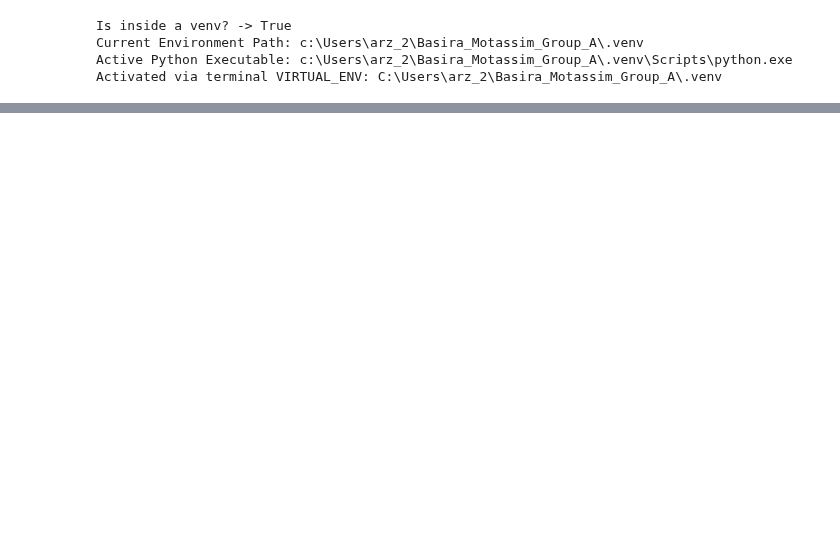
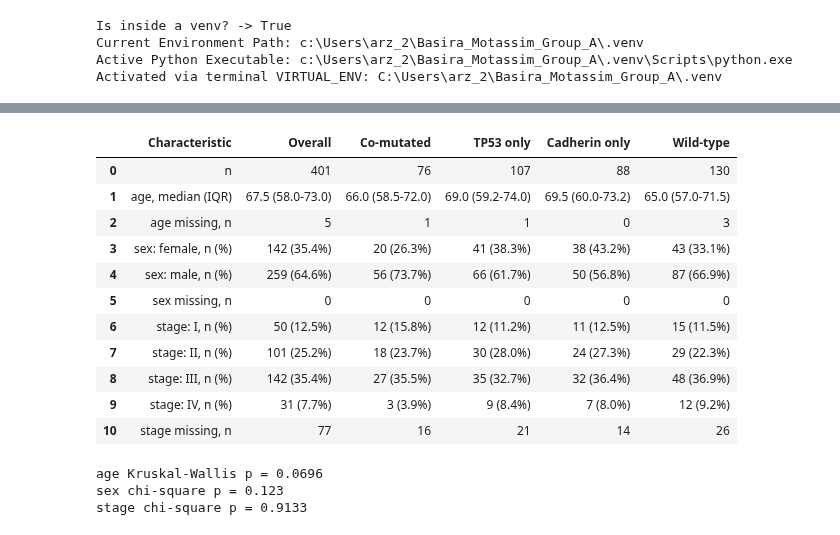
Before and after one commit to motassimkhan/Basira_Group_A, a Jupyter notebook: scripts/CohortDemographics.ipynb, the cells around one changed output, grey strips where cells are left out. Saved outputs shown, nothing was run; the diff lists cells and outputs as text; code cells hidden in the pictures; blank space fills up the shorter version.

Commit message:
feat: update cohort demographics notebook and add table 1 csv

```diff
--- a/scripts/CohortDemographics.ipynb
+++ b/scripts/CohortDemographics.ipynb
@@ -80,0 +139,13 @@ KeyError: 'Patient ID'
+# %%
+CAD_GENES = ["CDH1","CDH11","CDH13","CDH17","CDH2","CDH3","CDHR2","CDHR5",
+             "CLSTN1","DSC2","DSG2","FAT1","PCDH1","PCDH17","PCDH18","PCDHGA10"]
+
+NON_SILENT = ["Missense_Mutation","Nonsense_Mutation","Frame_Shift_Del","Frame_Shift_Ins",
+              "Splice_Site","In_Frame_Del","In_Frame_Ins","Translation_Start_Site"]
+
+ns = maf[maf["Variant_Classification"].isin(NON_SILENT) & maf["patient"].isin(patients)]
+
+tp53 = set(ns.loc[ns["Hugo_Symbol"] == "TP53", "patient"])
+cad  = set(ns.loc[ns["Hugo_Symbol"].isin(CAD_GENES), "patient"])
+
+print(len(patients), len(tp53), len(cad))   # expect 404, 183, 164
@@ -80,0 +180,56 @@ KeyError: 'Patient ID'
+# %%
+cont = [k for k in ("age", "purity") if k in COL]
+cat  = [k for k in ("sex", "stage", "lauren") if k in COL]
+cols = ["Overall"] + order
+sub  = {"Overall": df, **{g: df[df["group"] == g] for g in order}}
+
+rows = []
+rows.append(["n"] + [str(len(sub[c])) for c in cols])
+
+for k in cont:
+    s = {c: pd.to_numeric(sub[c][COL[k]], errors="coerce") for c in cols}
+    row = [f"{k}, median (IQR)"]
+    for c in cols:
+        q1, m, q3 = s[c].quantile([.25, .5, .75])
+        row.append(f"{m:.1f} ({q1:.1f}-{q3:.1f})")
+    rows.append(row)
+    rows.append([f"  {k} missing, n"] + [str(s[c].isna().sum()) for c in cols])
+
+for k in cat:
+    levels = df[COL[k]].dropna().unique()
+    for lv in sorted(levels, key=str):
+        row = [f"{k}: {lv}, n (%)"]
+        for c in cols:
+            n = (sub[c][COL[k]] == lv).sum()
+            row.append(f"{n} ({100 * n / len(sub[c]):.1f}%)")
+        rows.append(row)
+    rows.append([f"  {k} missing, n"] + [str(sub[c][COL[k]].isna().sum()) for c in cols])
+
+table1 = pd.DataFrame(rows, columns=["Characteristic"] + cols)
+table1
+# %% [output]
+|  | Characteristic | Overall | Co-mutated | TP53 only | Cadherin only | Wild-type |
+| 0 | n | 401 | 76 | 107 | 88 | 130 |
+| 1 | age, median (IQR) | 67.5 (58.0-73.0) | 66.0 (58.5-72.0) | 69.0 (59.2-74.0) | 69.5 (60.0-73.2) | 65.0 (57.0-71.5) |
+| 2 | age missing, n | 5 | 1 | 1 | 0 | 3 |
+| 3 | sex: female, n (%) | 142 (35.4%) | 20 (26.3%) | 41 (38.3%) | 38 (43.2%) | 43 (33.1%) |
+| 4 | sex: male, n (%) | 259 (64.6%) | 56 (73.7%) | 66 (61.7%) | 50 (56.8%) | 87 (66.9%) |
+| 5 | sex missing, n | 0 | 0 | 0 | 0 | 0 |
+| 6 | stage: I, n (%) | 50 (12.5%) | 12 (15.8%) | 12 (11.2%) | 11 (12.5%) | 15 (11.5%) |
+| 7 | stage: II, n (%) | 101 (25.2%) | 18 (23.7%) | 30 (28.0%) | 24 (27.3%) | 29 (22.3%) |
+| 8 | stage: III, n (%) | 142 (35.4%) | 27 (35.5%) | 35 (32.7%) | 32 (36.4%) | 48 (36.9%) |
+| 9 | stage: IV, n (%) | 31 (7.7%) | 3 (3.9%) | 9 (8.4%) | 7 (8.0%) | 12 (9.2%) |
+| 10 | stage missing, n | 77 | 16 | 21 | 14 | 26 |
+# %%
+for k in cont:
+    gs = [pd.to_numeric(df[df.group == g][COL[k]], errors="coerce").dropna() for g in order]
+    print(k, "Kruskal-Wallis p =", round(stats.kruskal(*gs).pvalue, 4))
+for k in cat:
+    ct = pd.crosstab(df[COL[k]], df["group"])
+    print(k, "chi-square p =", round(stats.chi2_contingency(ct)[1], 4))
+
+table1.to_csv("table1_cohort_demographics.csv", index=False)
+# %% [output]
+age Kruskal-Wallis p = 0.0696
+sex chi-square p = 0.123
+stage chi-square p = 0.9133
```
Also changed, not shown: parts of 12 cells of this notebook, 1 other file.
